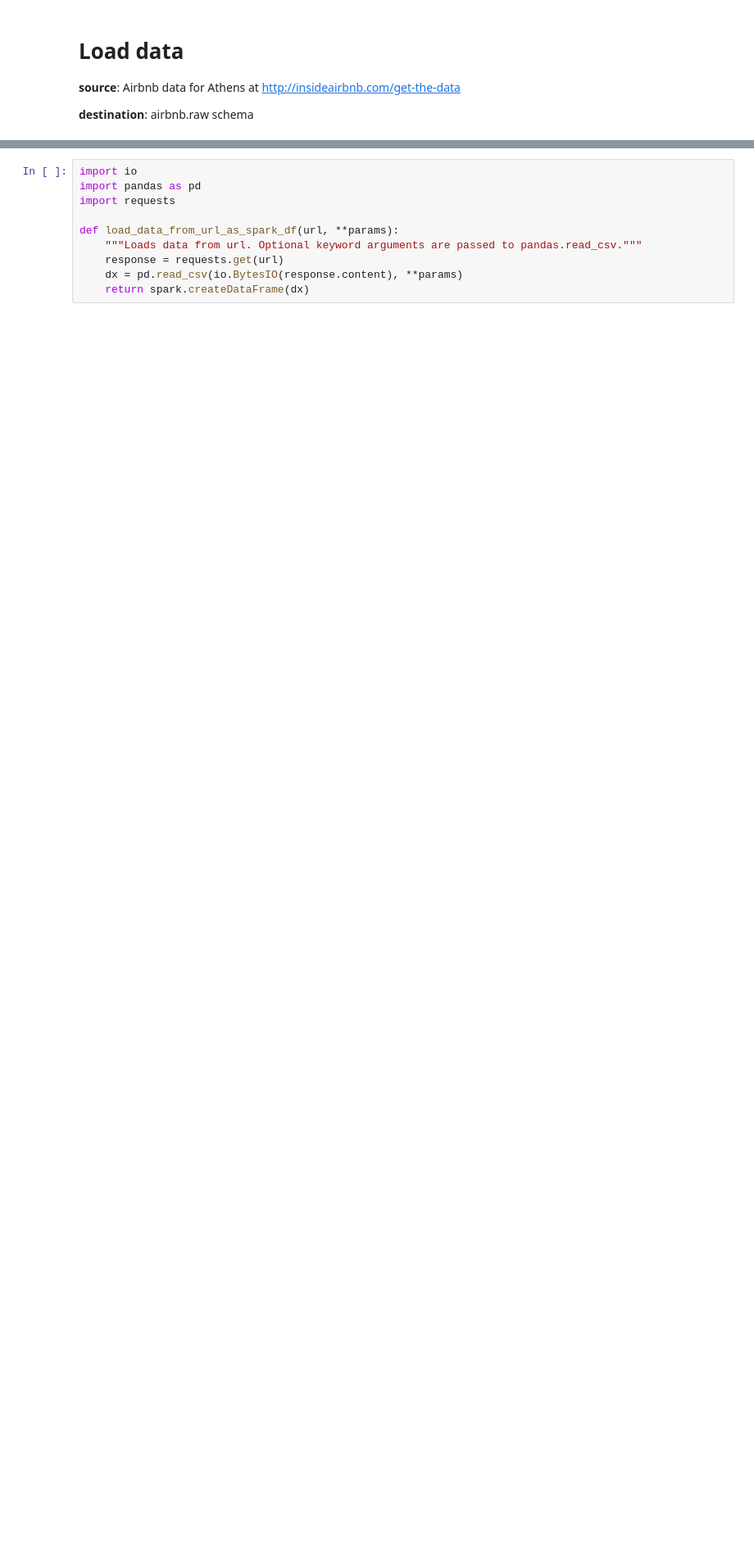
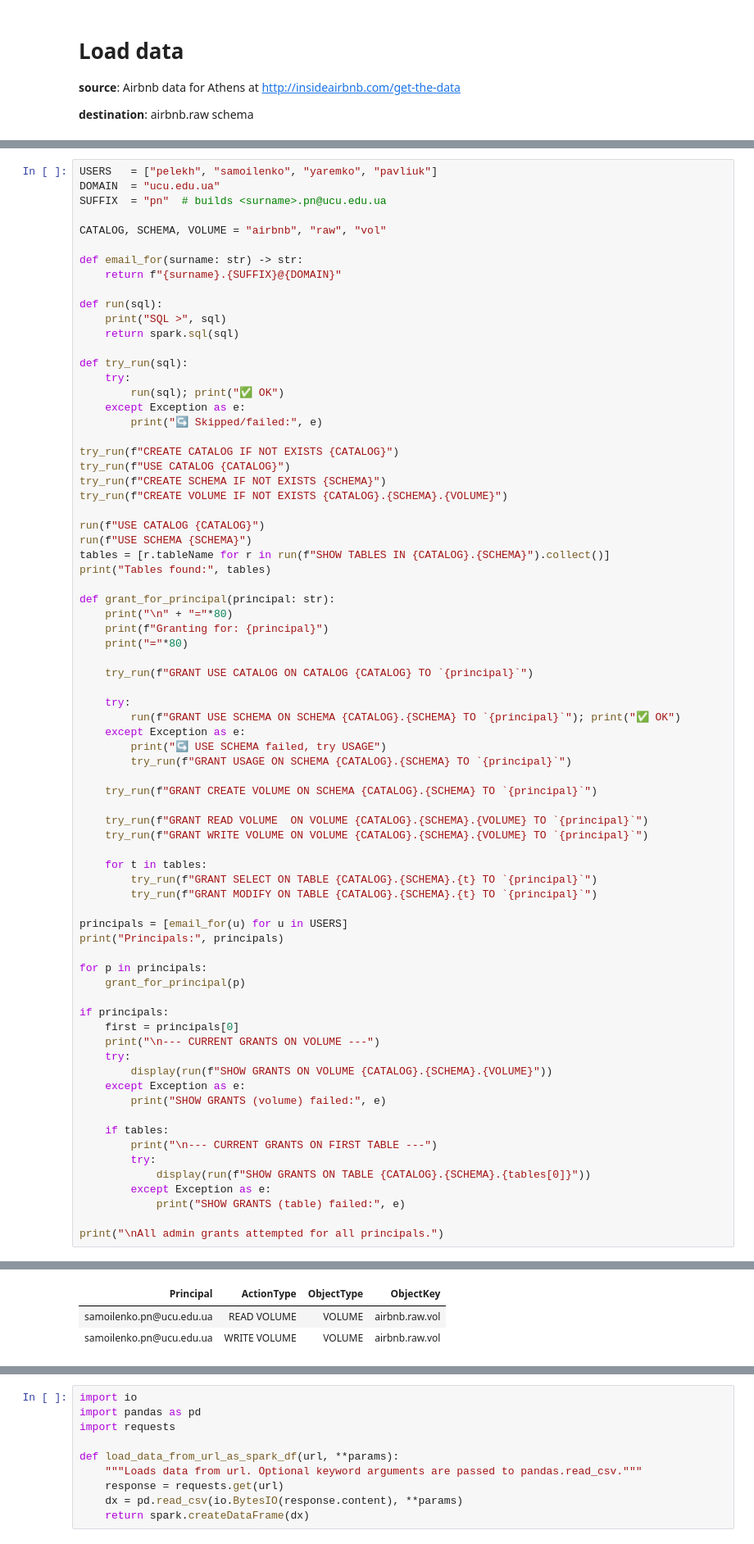
Before and after one commit to MartaSamoilenkoPn/show-missing-value-challenge, a Jupyter notebook: load_athens_airbnb_data.ipynb, the cells around one changed output, grey strips where cells are left out. Shown at 82% size. Drawn from its saved outputs; the diff is of its cells as text; blank space fills up the shorter version.

Commit message:
quick change with grant access

```diff
--- a/load_athens_airbnb_data.ipynb
+++ b/load_athens_airbnb_data.ipynb
@@ -9,0 +8,75 @@
+# %%
+USERS   = ["pelekh", "samoilenko", "yaremko", "pavliuk"]
+DOMAIN  = "ucu.edu.ua"
+SUFFIX  = "pn"  # builds <surname>.pn@ucu.edu.ua
+
+CATALOG, SCHEMA, VOLUME = "airbnb", "raw", "vol"
+
+def email_for(surname: str) -> str:
+    return f"{surname}.{SUFFIX}@{DOMAIN}"
+
+def run(sql):
+    print("SQL >", sql)
+    return spark.sql(sql)
+
+def try_run(sql):
+    try:
+        run(sql); print("✅ OK")
+    except Exception as e:
+        print("↪️ Skipped/failed:", e)
+
+try_run(f"CREATE CATALOG IF NOT EXISTS {CATALOG}")
+try_run(f"USE CATALOG {CATALOG}")
+try_run(f"CREATE SCHEMA IF NOT EXISTS {SCHEMA}")
+try_run(f"CREATE VOLUME IF NOT EXISTS {CATALOG}.{SCHEMA}.{VOLUME}")
+
+run(f"USE CATALOG {CATALOG}")
+run(f"USE SCHEMA {SCHEMA}")
+tables = [r.tableName for r in run(f"SHOW TABLES IN {CATALOG}.{SCHEMA}").collect()]
+print("Tables found:", tables)
+
+def grant_for_principal(principal: str):
+    print("\n" + "="*80)
+    print(f"Granting for: {principal}")
+    print("="*80)
+
+    try_run(f"GRANT USE CATALOG ON CATALOG {CATALOG} TO `{principal}`")
+
+    try:
+        run(f"GRANT USE SCHEMA ON SCHEMA {CATALOG}.{SCHEMA} TO `{principal}`"); print("✅ OK")
+    except Exception as e:
+        print("↪️ USE SCHEMA failed, try USAGE")
+        try_run(f"GRANT USAGE ON SCHEMA {CATALOG}.{SCHEMA} TO `{principal}`")
+
+    try_run(f"GRANT CREATE VOLUME ON SCHEMA {CATALOG}.{SCHEMA} TO `{principal}`")
+
+    try_run(f"GRANT READ VOLUME  ON VOLUME {CATALOG}.{SCHEMA}.{VOLUME} TO `{principal}`")
+    try_run(f"GRANT WRITE VOLUME ON VOLUME {CATALOG}.{SCHEMA}.{VOLUME} TO `{principal}`")
+
+    for t in tables:
+        try_run(f"GRANT SELECT ON TABLE {CATALOG}.{SCHEMA}.{t} TO `{principal}`")
+        try_run(f"GRANT MODIFY ON TABLE {CATALOG}.{SCHEMA}.{t} TO `{principal}`")
+
+principals = [email_for(u) for u in USERS]
+print("Principals:", principals)
+
+for p in principals:
+    grant_for_principal(p)
+
+if principals:
+    first = principals[0]
+    print("\n--- CURRENT GRANTS ON VOLUME ---")
+    try:
+        display(run(f"SHOW GRANTS ON VOLUME {CATALOG}.{SCHEMA}.{VOLUME}"))
+    except Exception as e:
+        print("SHOW GRANTS (volume) failed:", e)
+
+    if tables:
+        print("\n--- CURRENT GRANTS ON FIRST TABLE ---")
+        try:
+            display(run(f"SHOW GRANTS ON TABLE {CATALOG}.{SCHEMA}.{tables[0]}"))
+        except Exception as e:
+            print("SHOW GRANTS (table) failed:", e)
+
+print("\nAll admin grants attempted for all principals.")
+# %% [output]
@@ -9,0 +100,3 @@
+| Principal | ActionType | ObjectType | ObjectKey |
+| samoilenko.pn@ucu.edu.ua | READ VOLUME | VOLUME | airbnb.raw.vol |
+| samoilenko.pn@ucu.edu.ua | WRITE VOLUME | VOLUME | airbnb.raw.vol |
```
Also changed, not shown: parts of 7 cells of this notebook, 1 other file.
